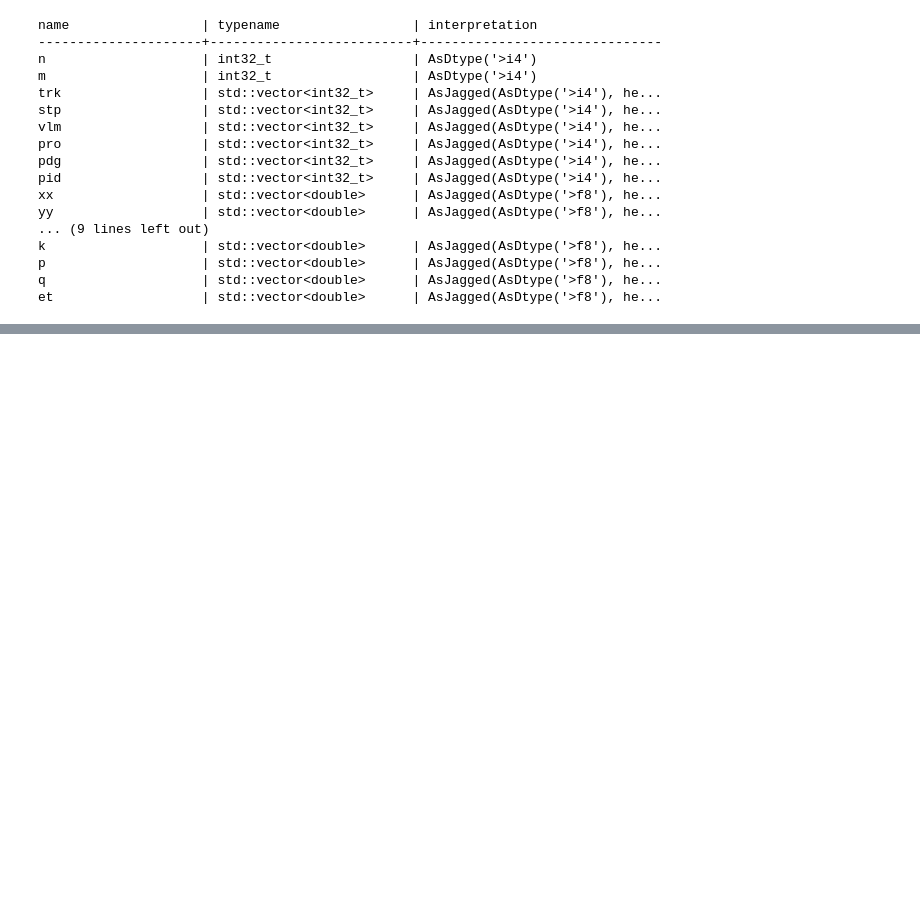
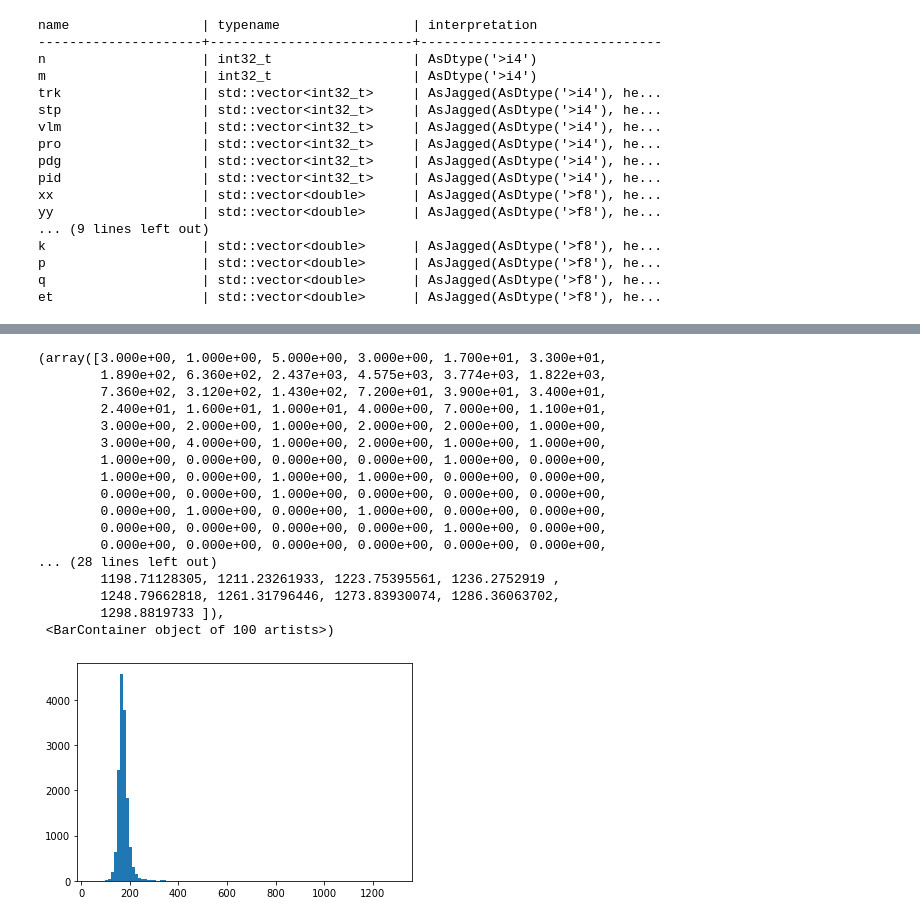
Before and after one commit to jintonic/gears, a Jupyter notebook: examples/physics/muon/dedx.ipynb, the cells around one changed output, grey strips where cells are left out. Cells and saved outputs as stored; diff of their text form; code cells hidden in the pictures; blank space fills up the shorter version.

```diff
--- a/examples/physics/muon/dedx.ipynb
+++ b/examples/physics/muon/dedx.ipynb
@@ -66,0 +144,21 @@ plot.hist(dedx, bins=100)
+# %%
+plot.hist(t.arrays("de/dl", "(vlm>0) & (vlm<11) & (pdg==-13)", library="pd"), bins=100)
+# %% [output]
+(array([3.000e+00, 1.000e+00, 5.000e+00, 3.000e+00, 1.700e+01, 3.300e+01,
+        1.890e+02, 6.360e+02, 2.437e+03, 4.575e+03, 3.774e+03, 1.822e+03,
+        7.360e+02, 3.120e+02, 1.430e+02, 7.200e+01, 3.900e+01, 3.400e+01,
+        2.400e+01, 1.600e+01, 1.000e+01, 4.000e+00, 7.000e+00, 1.100e+01,
+        3.000e+00, 2.000e+00, 1.000e+00, 2.000e+00, 2.000e+00, 1.000e+00,
+        3.000e+00, 4.000e+00, 1.000e+00, 2.000e+00, 1.000e+00, 1.000e+00,
+        1.000e+00, 0.000e+00, 0.000e+00, 0.000e+00, 1.000e+00, 0.000e+00,
+        1.000e+00, 0.000e+00, 1.000e+00, 1.000e+00, 0.000e+00, 0.000e+00,
+        0.000e+00, 0.000e+00, 1.000e+00, 0.000e+00, 0.000e+00, 0.000e+00,
+        0.000e+00, 1.000e+00, 0.000e+00, 1.000e+00, 0.000e+00, 0.000e+00,
+        0.000e+00, 0.000e+00, 0.000e+00, 0.000e+00, 1.000e+00, 0.000e+00,
+        0.000e+00, 0.000e+00, 0.000e+00, 0.000e+00, 0.000e+00, 0.000e+00,
+... (28 lines left out)
+        1198.71128305, 1211.23261933, 1223.75395561, 1236.2752919 ,
+        1248.79662818, 1261.31796446, 1273.83930074, 1286.36063702,
+        1298.8819733 ]),
+ <BarContainer object of 100 artists>)
+[figure, added]
```
Also changed, not shown: parts of 18 cells of this notebook.
